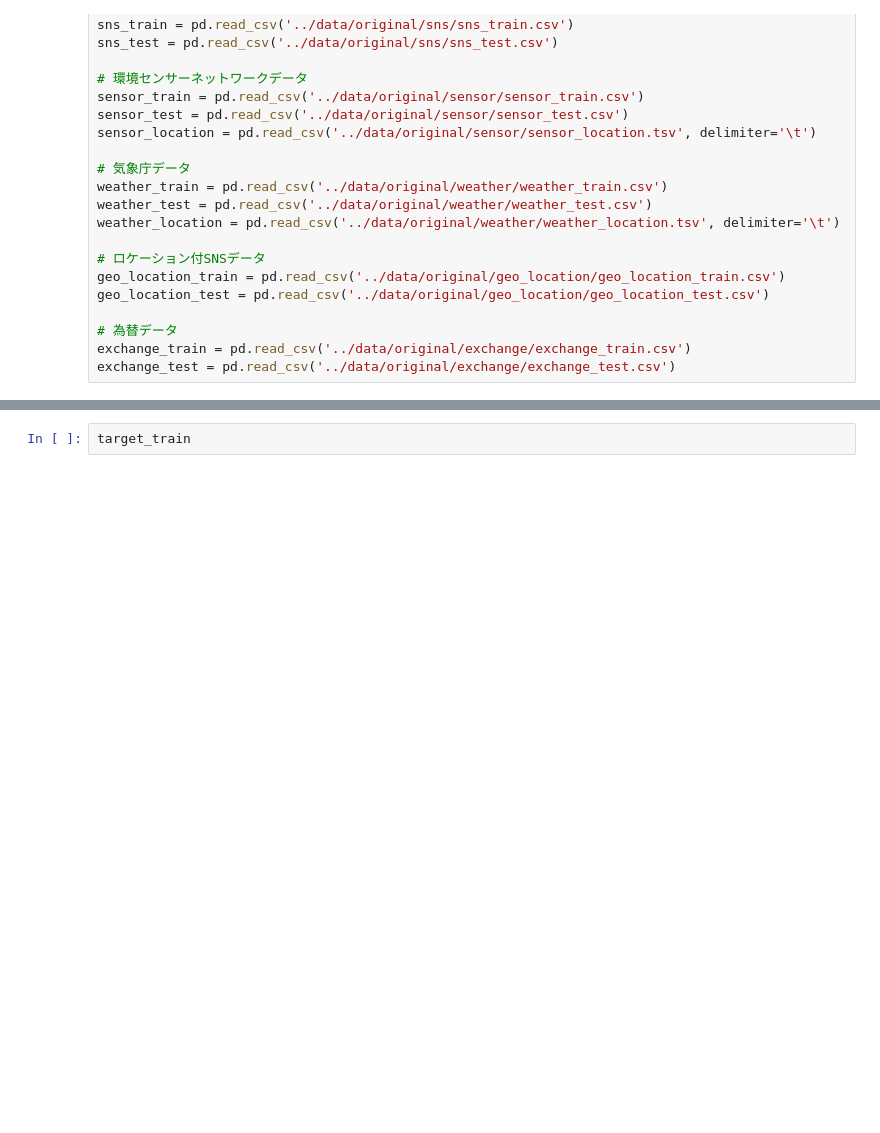
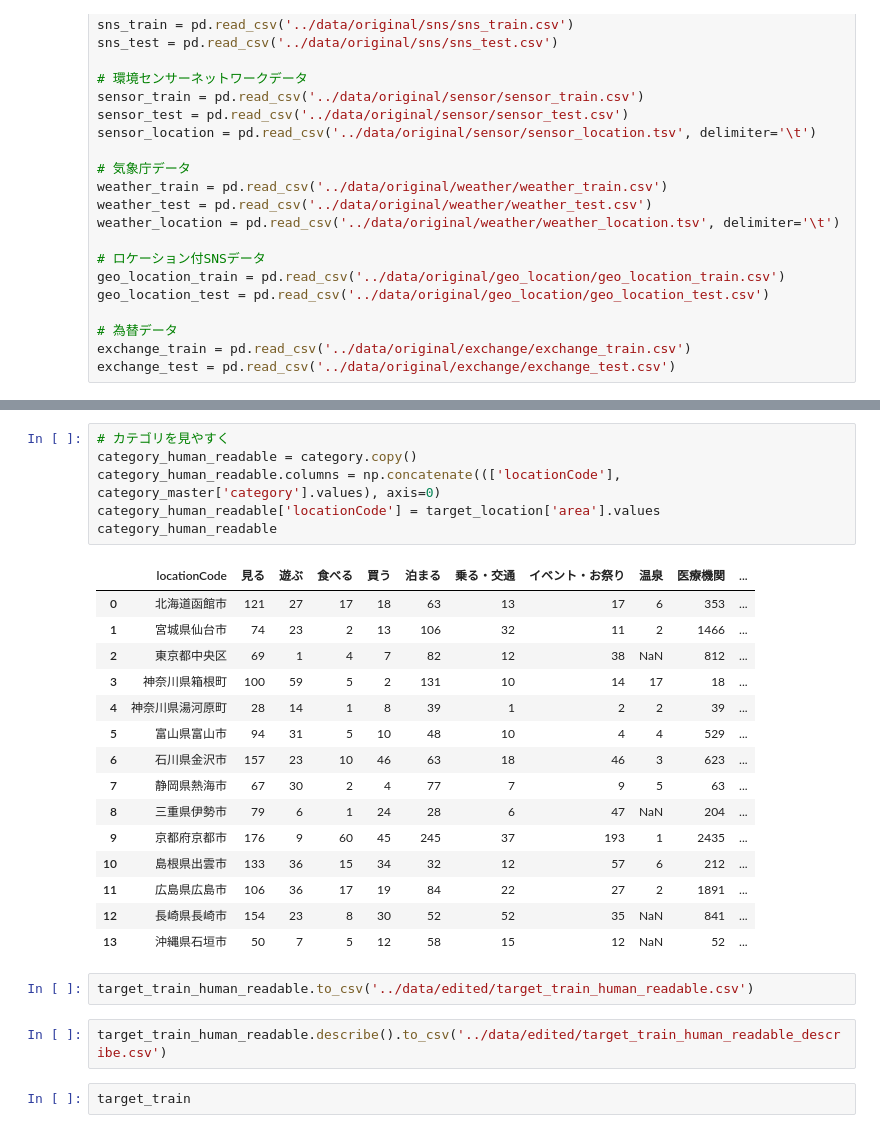
Before and after one commit to saxsir/the-1st-big-data-analysis-contest, a Jupyter notebook: notebooks/151231-looking_data.ipynb, the cells around one changed output, grey strips where cells are left out. Cells and saved outputs as stored; diff of their text form; blank space fills up the shorter version.

```diff
--- a/notebooks/151231-looking_data.ipynb
+++ b/notebooks/151231-looking_data.ipynb
@@ -41,3 +149,29 @@ exchange_test = pd.read_csv('../data/original/exchange/exchange_test.csv')
+# %%
+# カテゴリを見やすく
+category_human_readable = category.copy()
+category_human_readable.columns = np.concatenate((['locationCode'], category_master['category'].values), axis=0)
+category_human_readable['locationCode'] = target_location['area'].values
+category_human_readable
+# %% [output]
+|  | locationCode | 見る | 遊ぶ | 食べる | 買う | 泊まる | 乗る・交通 | イベント・お祭り | 温泉 | 医療機関 | ... |
+| 0 | 北海道函館市 | 121 | 27 | 17 | 18 | 63 | 13 | 17 | 6 | 353 | ... |
+| 1 | 宮城県仙台市 | 74 | 23 | 2 | 13 | 106 | 32 | 11 | 2 | 1466 | ... |
+| 2 | 東京都中央区 | 69 | 1 | 4 | 7 | 82 | 12 | 38 | NaN | 812 | ... |
+| 3 | 神奈川県箱根町 | 100 | 59 | 5 | 2 | 131 | 10 | 14 | 17 | 18 | ... |
+| 4 | 神奈川県湯河原町 | 28 | 14 | 1 | 8 | 39 | 1 | 2 | 2 | 39 | ... |
+| 5 | 富山県富山市 | 94 | 31 | 5 | 10 | 48 | 10 | 4 | 4 | 529 | ... |
+| 6 | 石川県金沢市 | 157 | 23 | 10 | 46 | 63 | 18 | 46 | 3 | 623 | ... |
+| 7 | 静岡県熱海市 | 67 | 30 | 2 | 4 | 77 | 7 | 9 | 5 | 63 | ... |
+| 8 | 三重県伊勢市 | 79 | 6 | 1 | 24 | 28 | 6 | 47 | NaN | 204 | ... |
+| 9 | 京都府京都市 | 176 | 9 | 60 | 45 | 245 | 37 | 193 | 1 | 2435 | ... |
+| 10 | 島根県出雲市 | 133 | 36 | 15 | 34 | 32 | 12 | 57 | 6 | 212 | ... |
+| 11 | 広島県広島市 | 106 | 36 | 17 | 19 | 84 | 22 | 27 | 2 | 1891 | ... |
+| 12 | 長崎県長崎市 | 154 | 23 | 8 | 30 | 52 | 52 | 35 | NaN | 841 | ... |
+| 13 | 沖縄県石垣市 | 50 | 7 | 5 | 12 | 58 | 15 | 12 | NaN | 52 | ... |
+# %%
+target_train_human_readable.to_csv('../data/edited/target_train_human_readable.csv')
+# %%
+target_train_human_readable.describe().to_csv('../data/edited/target_train_human_readable_describe.csv')
 # %%
 target_train
 # %% [output]
```
Also changed, not shown: parts of 8 cells of this notebook, 2 other files.
